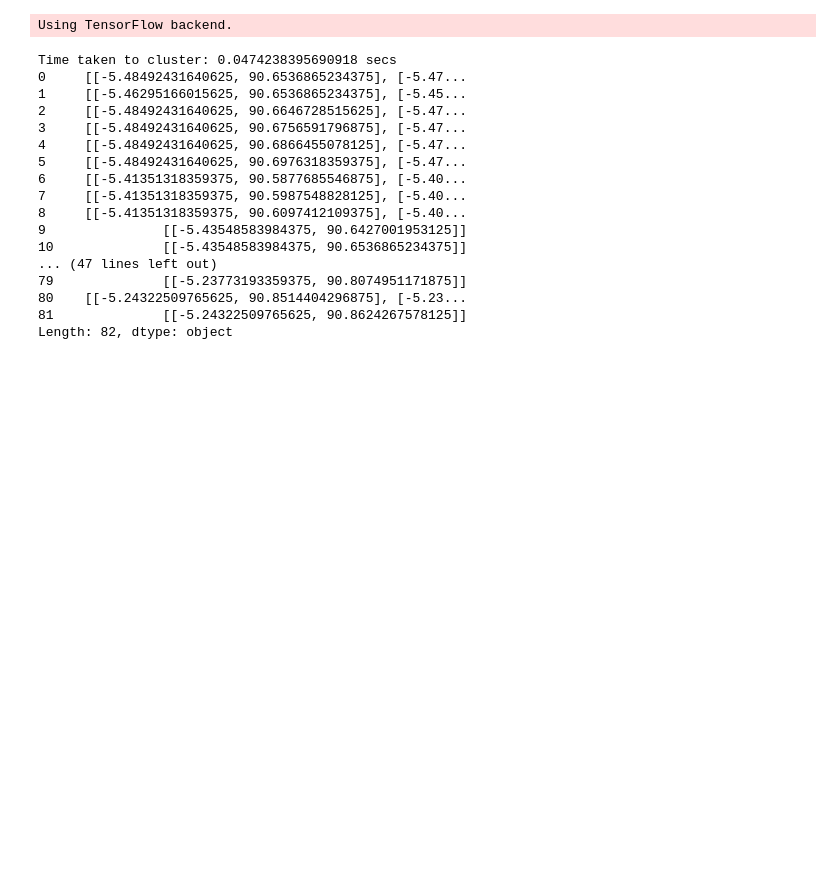
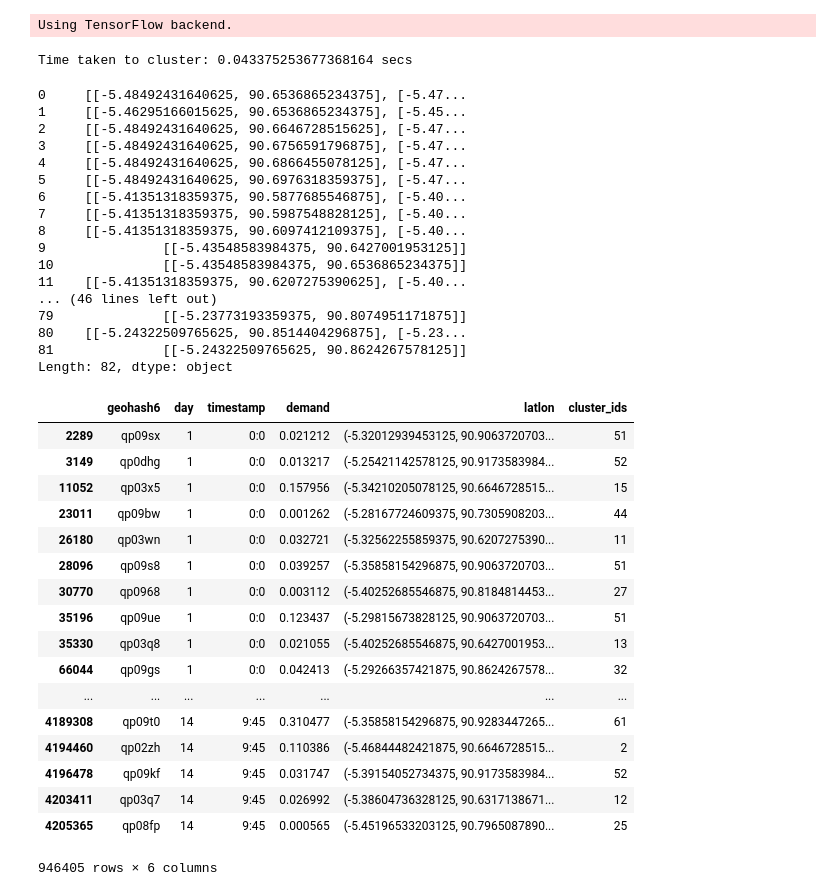
Before and after one commit to rizki96/ds_challenge, a Jupyter notebook: Traffic Management/recommendation_for_booked_driver.ipynb, the cells around one changed output. Cells and saved outputs as stored; diff of their text form; code cells hidden in the pictures; blank space fills up the shorter version.

```diff
--- a/Traffic Management/recommendation_for_booked_driver.ipynb
+++ b/Traffic Management/recommendation_for_booked_driver.ipynb
@@ -82,25 +82,23 @@ clusters = pd.Series([coords[cluster_labels == n] for n in range(-1, num_cluster
 elapsed_time = time.time() - start_time
 print('Time taken to cluster: {} secs'.format(elapsed_time))
 #print('Number of day {} to day {} clusters: {}'.format(day_ids[0], day_ids[-1], num_clusters))
-print(clusters)
-
-# map latlon clusters to latlon clusters
-latlon_clusters = {tuple(g): idx for idx,c in enumerate(clusters) for g in clusters[idx]}
+clusters
 # %% [output]
-Time taken to cluster: 0.0474238395690918 secs
-0     [[-5.48492431640625, 90.6536865234375], [-5.47...
-1     [[-5.46295166015625, 90.6536865234375], [-5.45...
-2     [[-5.48492431640625, 90.6646728515625], [-5.47...
-3     [[-5.48492431640625, 90.6756591796875], [-5.47...
-4     [[-5.48492431640625, 90.6866455078125], [-5.47...
-5     [[-5.48492431640625, 90.6976318359375], [-5.47...
-6     [[-5.41351318359375, 90.5877685546875], [-5.40...
-7     [[-5.41351318359375, 90.5987548828125], [-5.40...
-8     [[-5.41351318359375, 90.6097412109375], [-5.40...
-9               [[-5.43548583984375, 90.6427001953125]]
-10              [[-5.43548583984375, 90.6536865234375]]
-... (47 lines left out)
-79              [[-5.23773193359375, 90.8074951171875]]
-80    [[-5.24322509765625, 90.8514404296875], [-5.23...
-81              [[-5.24322509765625, 90.8624267578125]]
-Length: 82, dtype: object
+Time taken to cluster: 0.043375253677368164 secs
+0     [[-5.48492431640625, 90.6536865234375], [-5.47...
+1     [[-5.46295166015625, 90.6536865234375], [-5.45...
+2     [[-5.48492431640625, 90.6646728515625], [-5.47...
+3     [[-5.48492431640625, 90.6756591796875], [-5.47...
+4     [[-5.48492431640625, 90.6866455078125], [-5.47...
+5     [[-5.48492431640625, 90.6976318359375], [-5.47...
+6     [[-5.41351318359375, 90.5877685546875], [-5.40...
+7     [[-5.41351318359375, 90.5987548828125], [-5.40...
+8     [[-5.41351318359375, 90.6097412109375], [-5.40...
+9               [[-5.43548583984375, 90.6427001953125]]
+10              [[-5.43548583984375, 90.6536865234375]]
+11    [[-5.41351318359375, 90.6207275390625], [-5.40...
+... (46 lines left out)
+79              [[-5.23773193359375, 90.8074951171875]]
+80    [[-5.24322509765625, 90.8514404296875], [-5.23...
+81              [[-5.24322509765625, 90.8624267578125]]
+Length: 82, dtype: object
@@ -114,0 +105,31 @@ Length: 82, dtype: object
+# %%
+# apply the cluster to dataframe
+latlon_clusters = {tuple(g): idx for idx,c in enumerate(clusters) for g in clusters[idx]}
+trf_week1.loc[:, 'latlon'] = trf_week1.geohash6.map(lambda x: geohash.decode(x))
+trf_week1['cluster_ids'] = [latlon_clusters[t] for t in trf_week1['latlon']]
+trf_week1
+
+# visualize the cluster
+
+# using model created for weekly prediction
+
+# visualize the high demand cluster
+# %% [output]
+|  | geohash6 | day | timestamp | demand | latlon | cluster_ids |
+| 2289 | qp09sx | 1 | 0:0 | 0.021212 | (-5.32012939453125, 90.9063720703... | 51 |
+| 3149 | qp0dhg | 1 | 0:0 | 0.013217 | (-5.25421142578125, 90.9173583984... | 52 |
+| 11052 | qp03x5 | 1 | 0:0 | 0.157956 | (-5.34210205078125, 90.6646728515... | 15 |
+| 23011 | qp09bw | 1 | 0:0 | 0.001262 | (-5.28167724609375, 90.7305908203... | 44 |
+| 26180 | qp03wn | 1 | 0:0 | 0.032721 | (-5.32562255859375, 90.6207275390... | 11 |
+| 28096 | qp09s8 | 1 | 0:0 | 0.039257 | (-5.35858154296875, 90.9063720703... | 51 |
+| 30770 | qp0968 | 1 | 0:0 | 0.003112 | (-5.40252685546875, 90.8184814453... | 27 |
+| 35196 | qp09ue | 1 | 0:0 | 0.123437 | (-5.29815673828125, 90.9063720703... | 51 |
+| 35330 | qp03q8 | 1 | 0:0 | 0.021055 | (-5.40252685546875, 90.6427001953... | 13 |
+| 66044 | qp09gs | 1 | 0:0 | 0.042413 | (-5.29266357421875, 90.8624267578... | 32 |
+| ... | ... | ... | ... | ... | ... | ... |
+| 4189308 | qp09t0 | 14 | 9:45 | 0.310477 | (-5.35858154296875, 90.9283447265... | 61 |
+| 4194460 | qp02zh | 14 | 9:45 | 0.110386 | (-5.46844482421875, 90.6646728515... | 2 |
+| 4196478 | qp09kf | 14 | 9:45 | 0.031747 | (-5.39154052734375, 90.9173583984... | 52 |
+| 4203411 | qp03q7 | 14 | 9:45 | 0.026992 | (-5.38604736328125, 90.6317138671... | 12 |
+| 4205365 | qp08fp | 14 | 9:45 | 0.000565 | (-5.45196533203125, 90.7965087890... | 25 |
+946405 rows × 6 columns
```
Also changed, not shown: parts of 2 cells of this notebook, 1 other file.
